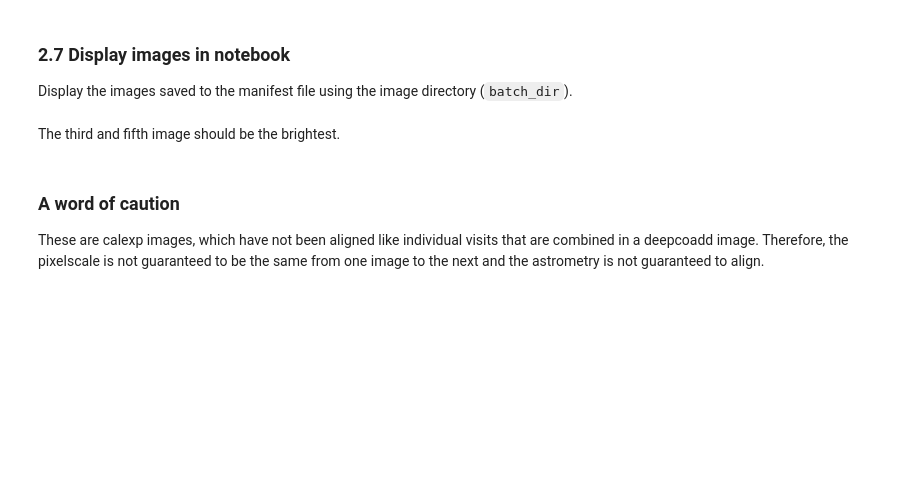
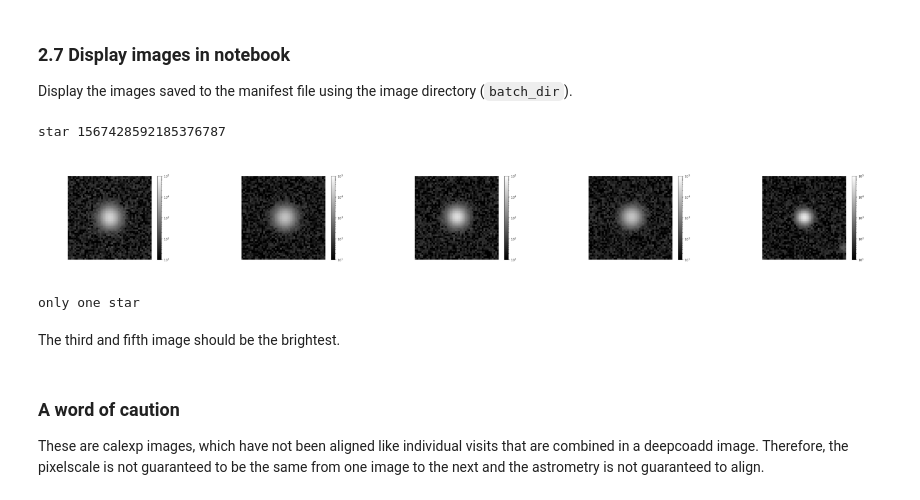
Before and after one commit to lsst-epo/citizen-science-notebooks, a Jupyter notebook: 02_Send_Flipbook_Variable_Stars_Imaging.ipynb, the cells around one changed output. Saved outputs shown, nothing was run; the diff lists cells and outputs as text; code cells hidden in the pictures; blank space fills up the shorter version.

```diff
--- a/02_Send_Flipbook_Variable_Stars_Imaging.ipynb
+++ b/02_Send_Flipbook_Variable_Stars_Imaging.ipynb
@@ -271,7 +430,7 @@ df_manifest.to_csv(outfile, index=False, sep=',')
 ### 2.7 Display images in notebook
 Display the images saved to the manifest file using the image directory (`batch_dir`).
 # %%
-image_dir = batch_dir + 'images/'
+image_dir = batch_dir #+ 'images/'
 num_variable_images = 5
 stars_matchid_list = [diaobjectid]
 star_name = np.zeros((1, num_variable_images))
@@ -280,33 +439,37 @@ for i, id_star in enumerate(stars_matchid_list):
     # go through and sort by ccdID so that they are in order of time
     # DOUBLE CHECK THAT THIS IS TIME ORDER
     ccdid_list = []
     for j, file in enumerate(os.listdir(image_dir)):
         if (str.split(file, '.')[1] == 'png' and
                 str.split(file, '_')[0] == str(id_star)):
             img_id = int(str.split(str.split(file, '_')[1], '.')[0])
             star_name.append(str(id_star) + '_' +
                              str(img_id) + '.png')
 
 fig, axs = plt.subplots(1, 5, figsize=(20, 20))
 print('star', stars_matchid_list[0])
 for j in range(num_variable_images):
     image = mpimg.imread(image_dir + star_name[j])
     axs[j].imshow(image)
     axs[j].axis('off')
 plt.show()
 
 try:
     print('star', stars_matchid_list[1])
     fig, axs = plt.subplots(1, 5, figsize=(20, 20))
 
     for j in range(num_variable_images):
         image = mpimg.imread(image_dir + star_name[j + num_variable_images])
         axs[j].imshow(image)
         axs[j].axis('off')
     plt.show()
 
 except IndexError:  # this will happen if you have only one star
     print('only one star')
+# %% [output]
+star 1567428592185376787
+[figure, added]
+only one star
 # %% [markdown]
 The third and fifth image should be the brightest.
 # %% [markdown]
```
Also changed, not shown: parts of 13 cells of this notebook.
